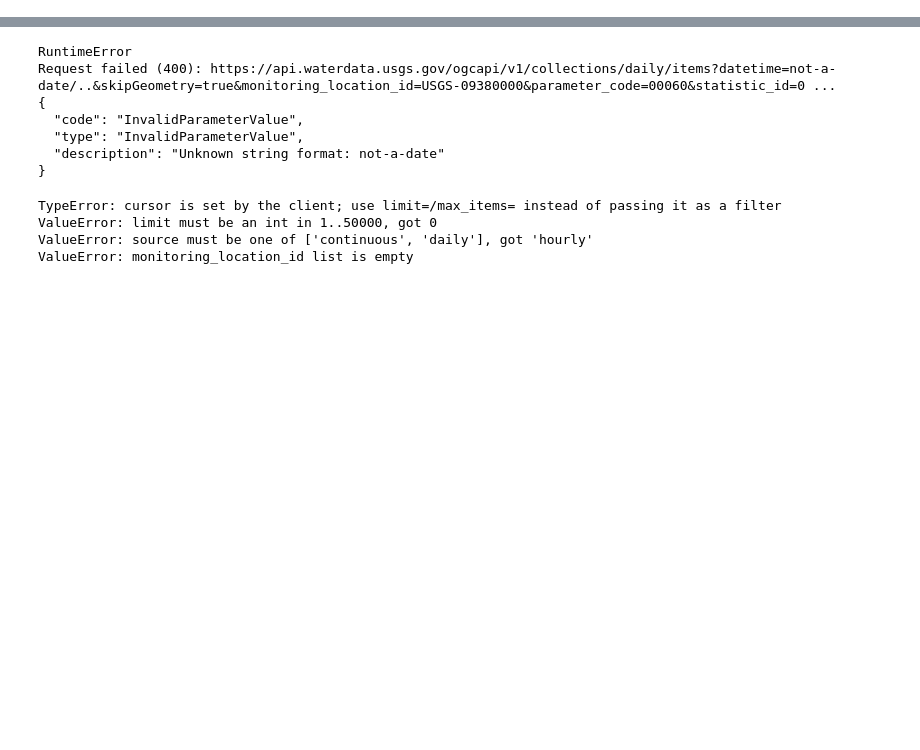
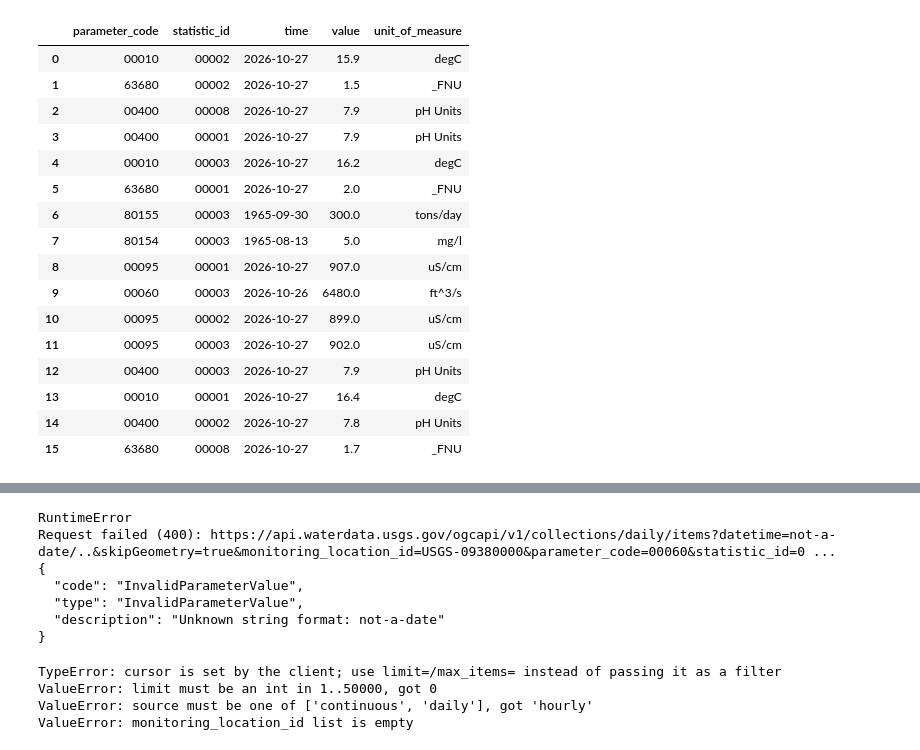
Before and after one commit to redcastle-resources/georest, a Jupyter notebook: examples/waterdata_examples.ipynb, the cells around one changed output, grey strips where cells are left out. Saved outputs shown, nothing was run; the diff lists cells and outputs as text; code cells hidden in the pictures; blank space fills up the shorter version.

```diff
--- a/examples/waterdata_examples.ipynb
+++ b/examples/waterdata_examples.ipynb
@@ -473,0 +324,20 @@ rate_limit: None
+# %%
+wd.get_latest_values(SITE)[["parameter_code", "statistic_id", "time", "value", "unit_of_measure"]]
+# %% [output]
+|  | parameter_code | statistic_id | time | value | unit_of_measure |
+| 0 | 00010 | 00002 | 2026-10-27 | 15.9 | degC |
+| 1 | 63680 | 00002 | 2026-10-27 | 1.5 | _FNU |
+| 2 | 00400 | 00008 | 2026-10-27 | 7.9 | pH Units |
+| 3 | 00400 | 00001 | 2026-10-27 | 7.9 | pH Units |
+| 4 | 00010 | 00003 | 2026-10-27 | 16.2 | degC |
+| 5 | 63680 | 00001 | 2026-10-27 | 2.0 | _FNU |
+| 6 | 80155 | 00003 | 1965-09-30 | 300.0 | tons/day |
+| 7 | 80154 | 00003 | 1965-08-13 | 5.0 | mg/l |
+| 8 | 00095 | 00001 | 2026-10-27 | 907.0 | uS/cm |
+| 9 | 00060 | 00003 | 2026-10-26 | 6480.0 | ft^3/s |
+| 10 | 00095 | 00002 | 2026-10-27 | 899.0 | uS/cm |
+| 11 | 00095 | 00003 | 2026-10-27 | 902.0 | uS/cm |
+| 12 | 00400 | 00003 | 2026-10-27 | 7.9 | pH Units |
+| 13 | 00010 | 00001 | 2026-10-27 | 16.4 | degC |
+| 14 | 00400 | 00002 | 2026-10-27 | 7.8 | pH Units |
+| 15 | 63680 | 00008 | 2026-10-27 | 1.7 | _FNU |
```
Also changed, not shown: parts of 78 cells of this notebook, 10 other files.
